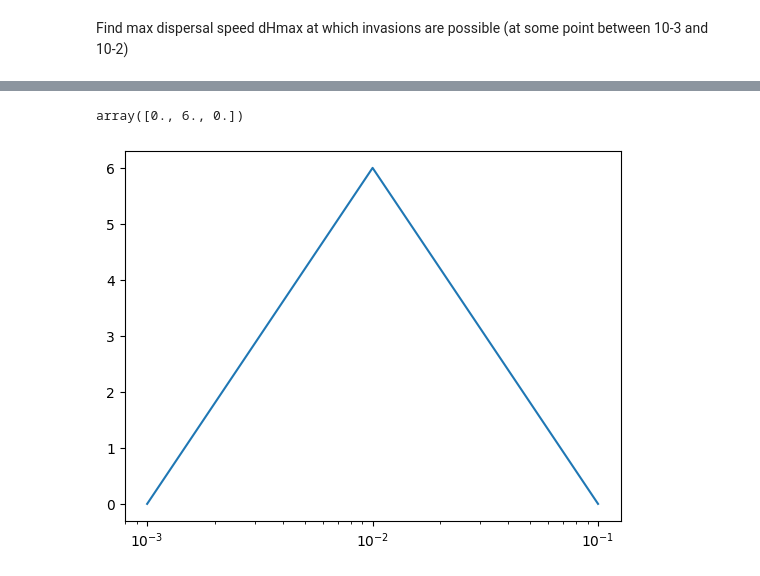
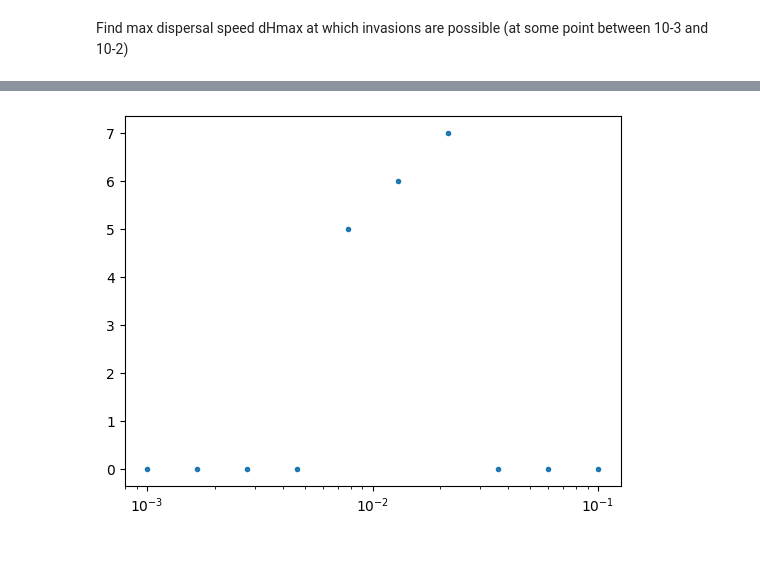
Before and after one commit to rbnmj/turingmodel, a Jupyter notebook: new.ipynb, the cells around one changed output, grey strips where cells are left out. Saved outputs shown, nothing was run; the diff lists cells and outputs as text; code cells hidden in the pictures.

```diff
--- a/new.ipynb
+++ b/new.ipynb
@@ -828,7 +828,7 @@ t = np.linspace(0, t_end, number_steps)
 # dispersal adaptability
 k_1 = 0
 k_2 = 0
-k_range = np.geomspace(0.1, 10, 50)
+k_range = np.geomspace(0.1, 10, 5)
 # maximum dispersal rate
 d_Hmax1 = 10**-3
 d_Hmax2 = 10**-3
@@ -871,12 +871,10 @@ for d_Hmax1 in tqdm(d_Hmax_range):
     invasion_sum[k] = np.sum(invasion[:,:,k]<0)
     k += 1
 # %%
-np.savetxt("./data/invasionsum/invasion.csv", invasion, delimiter=",")
+#np.savetxt("./data/invasionsum/invasion.csv", invasion, delimiter=",")
 np.savetxt("./data/invasionsum/invasion_sum.csv", invasion_sum, delimiter=",")
-# %% [output]
-array([0., 6., 0.])
 # %%
-plt.plot(d_Hmax_range, invasion_sum)
+plt.plot(d_Hmax_range, invasion_sum, ".")
 plt.xscale("log")
 # %% [output]
-[figure, old version]
+[figure, new version]
```
Also changed, not shown: 2 other files.
